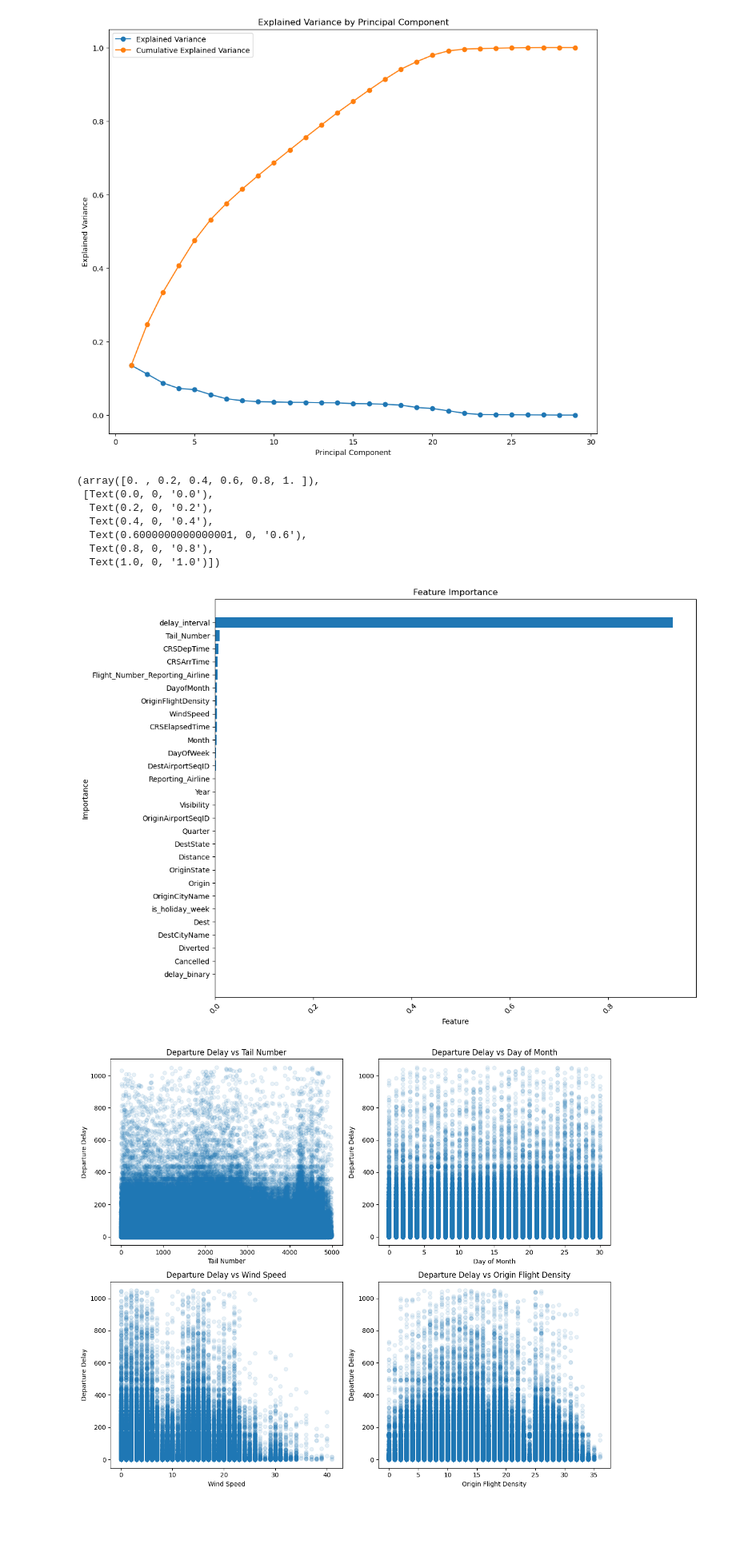
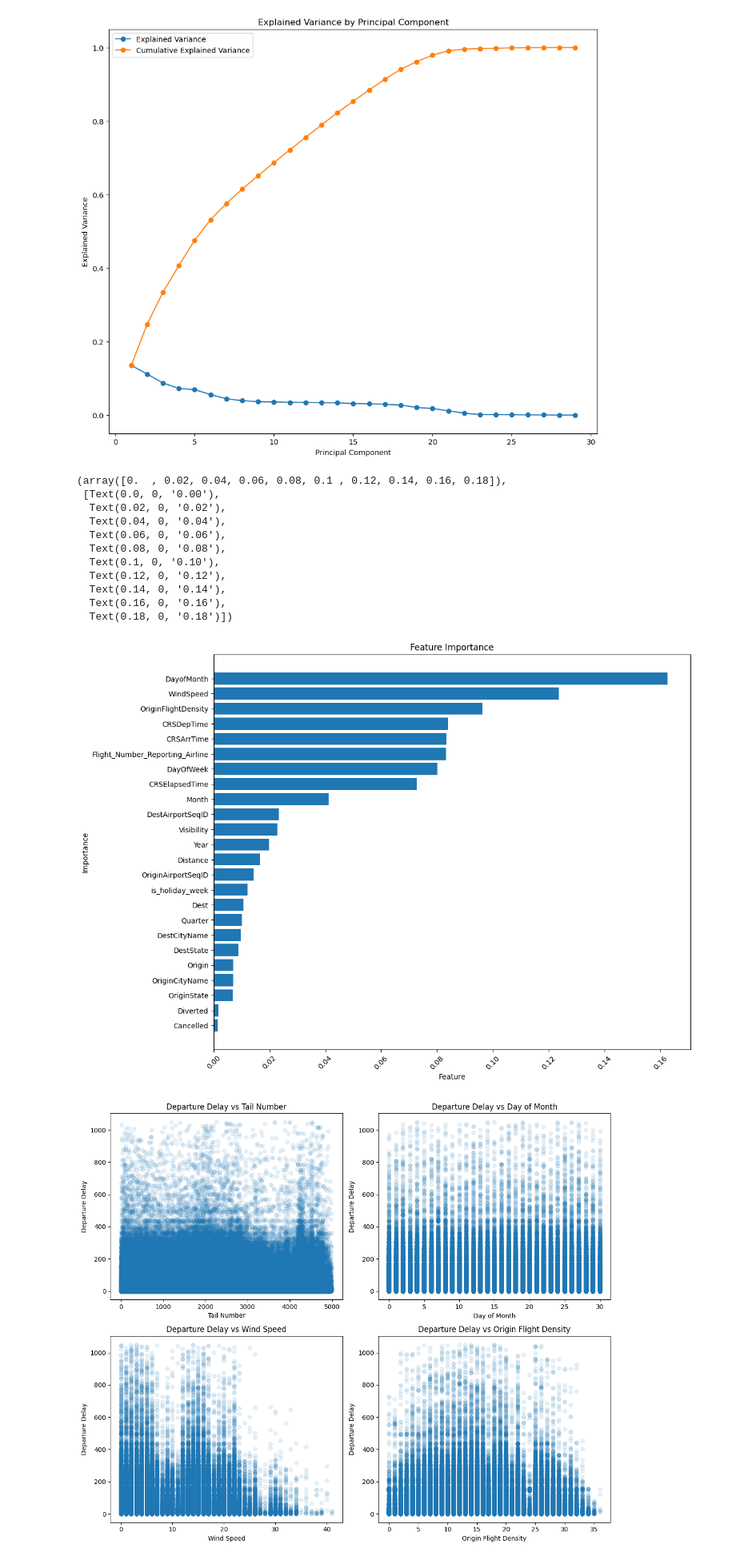
Before and after one commit to kyllan16693/flight-delay-prediction, a Jupyter notebook: eda.ipynb, the cells around one changed output. Shown at 80% size. Cells and saved outputs as stored; diff of their text form; code cells hidden in the pictures; blank space fills up the shorter version.

Commit message:
Created more graphics

```diff
--- a/eda.ipynb
+++ b/eda.ipynb
@@ -9,7 +9,7 @@ from sklearn.tree import DecisionTreeRegressor
 from sklearn.tree import plot_tree
 # %%
 #read in preprocessed_df.csv
-df = pd.read_csv('csv_flight/preprocessed_df.csv')
+df = pd.read_csv('data/preprocessed_df.csv')
 #move target variable(DepDelay) to the end
 df = df[[c for c in df if c not in ['DepDelay']] + ['DepDelay']]
 df.head()
@@ -191,3 +190,22 @@ plt.ylabel('Count')
 plt.legend(title='Delay Binary', labels=['Not Delayed', 'Delayed'])
 # %% [output]
 [figure]
+# %%
+#make the same plot but show name of the airline
+# Original: ['OO' 'AA' 'UA' 'DL' 'WN']
+# Converted: ["SkyWest Airlines" "American Airlines" "United Airlines" "Delta Air Lines" "Southwest Airlines"]
+airlines = df['Reporting_Airline'].unique()
+airline_names = ['SkyWest Airlines', 'American Airlines', 'United Airlines', 'Delta Air Lines', 'Southwest Airlines']
+airline_dict = dict(zip(airlines, airline_names))
+
+df_nums['Reporting_Airline'] = df['Reporting_Airline'].map(airline_dict)
+
+plt.figure(figsize=(10, 5))
+sns.countplot(x='Reporting_Airline', hue='delay_binary', data=df_nums, palette='coolwarm')
+plt.title('Number of Delayed vs Non-Delayed Flights Per Airline')
+plt.xlabel('Airline')
+plt.ylabel('Count')
+plt.legend(title='Delay Binary', labels=['Not Delayed', 'Delayed'])
+#plt.savefig('graphics/airline_delay.png')
+
+df_nums.drop(['Reporting_Airline'], axis=1, inplace=True)
@@ -319,31 +361,35 @@ Explained Variance:  [1.35242562e-01 1.11673089e-01 8.72618349e-02 7.24044886e-0
 # %%
 #create a dicision tree to find the most important features
 
 #split the data into features and target
-X = df_nums.drop('DepDelay', axis=1)
+X = df_nums.drop(['DepDelay','delay_interval', 'delay_binary', 'Tail_Number'], axis=1)
 y = df_nums['DepDelay']
 
 #fit the decision tree
 tree = DecisionTreeRegressor()
 tree.fit(X, y)
 
 #plot the feature importances
 plt.figure(figsize=(12, 10))
 sorted_idx = tree.feature_importances_.argsort()
 plt.barh(X.columns[sorted_idx], tree.feature_importances_[sorted_idx])
 plt.xlabel('Feature')
 plt.ylabel('Importance')
 plt.title('Feature Importance')
 plt.xticks(rotation=45)
 # %% [output]
-(array([0. , 0.2, 0.4, 0.6, 0.8, 1. ]),
- [Text(0.0, 0, '0.0'),
-  Text(0.2, 0, '0.2'),
-  Text(0.4, 0, '0.4'),
-  Text(0.6000000000000001, 0, '0.6'),
-  Text(0.8, 0, '0.8'),
-  Text(1.0, 0, '1.0')])
+(array([0.  , 0.02, 0.04, 0.06, 0.08, 0.1 , 0.12, 0.14, 0.16, 0.18]),
+ [Text(0.0, 0, '0.00'),
+  Text(0.02, 0, '0.02'),
+  Text(0.04, 0, '0.04'),
+  Text(0.06, 0, '0.06'),
+  Text(0.08, 0, '0.08'),
+  Text(0.1, 0, '0.10'),
+  Text(0.12, 0, '0.12'),
+  Text(0.14, 0, '0.14'),
+  Text(0.16, 0, '0.16'),
+  Text(0.18, 0, '0.18')])
-[figure, old version]
+[figure, new version]
 # %%
 #show the trees structure (takes a while to run)
 plt.figure(figsize=(20, 20))
```
Also changed, not shown: parts of 7 cells of this notebook, 4 other files.
